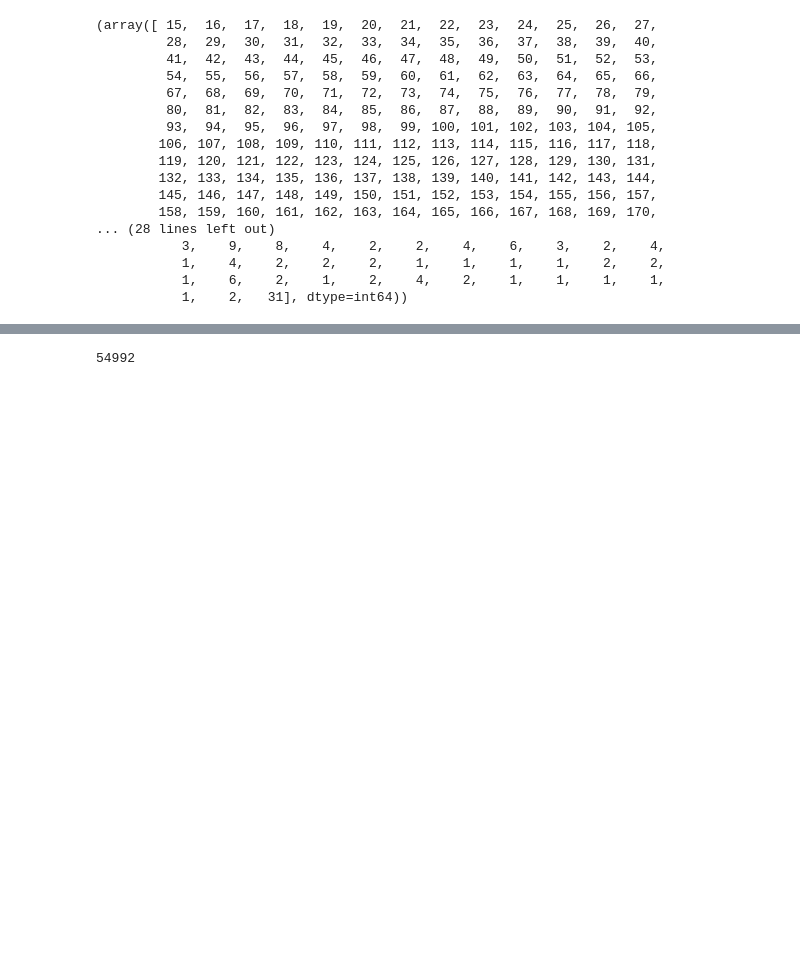
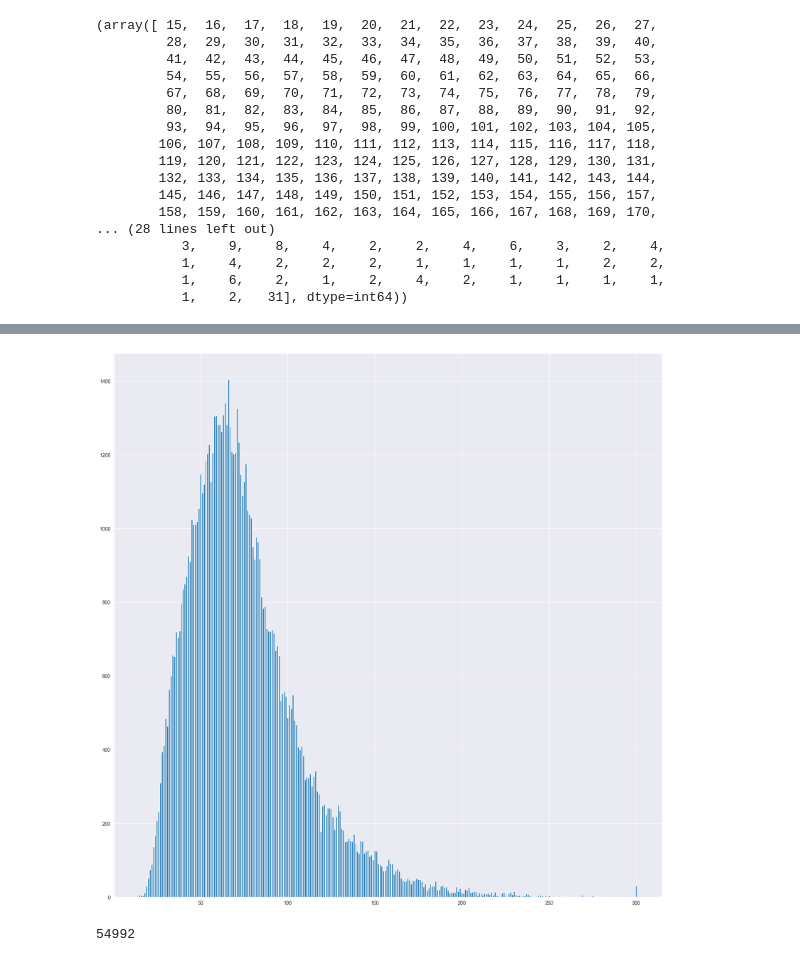
Before and after one commit to nipdep/HAR-ZSL-XAI, a Jupyter notebook: src/ConvertNumpy.ipynb, the cells around one changed output, grey strips where cells are left out. Cells and saved outputs as stored; diff of their text form; code cells hidden in the pictures; blank space fills up the shorter version.

```diff
--- a/src/ConvertNumpy.ipynb
+++ b/src/ConvertNumpy.ipynb
@@ -39,7 +41,8 @@ with ThreadPoolExecutor() as executor:
 # %%
 num_frames = np.array(num_frames)
 # %%
-np.unique(num_frames, return_counts=True)
+unique_val,unique_count = np.unique(num_frames, return_counts=True)
+unique_val,unique_count
 # %% [output]
 (array([ 15,  16,  17,  18,  19,  20,  21,  22,  23,  24,  25,  26,  27,
          28,  29,  30,  31,  32,  33,  34,  35,  36,  37,  38,  39,  40,
@@ -65,3 +64,15 @@ np.unique(num_frames, return_counts=True)
+# %%
+import pandas as pd
+from matplotlib import pyplot as plt
+
+fig = plt.figure(figsize =(20, 20))
+
+plt.bar(unique_val,unique_count)
+
+# Show Plot
+plt.show()
+# %% [output]
+[figure, added]
 # %%
 builder = SkeletonFileBuilder(file_names=set(file_list))
 file_iterator = iter(builder)
```
Also changed, not shown: parts of 2 cells of this notebook, 6 other files.
